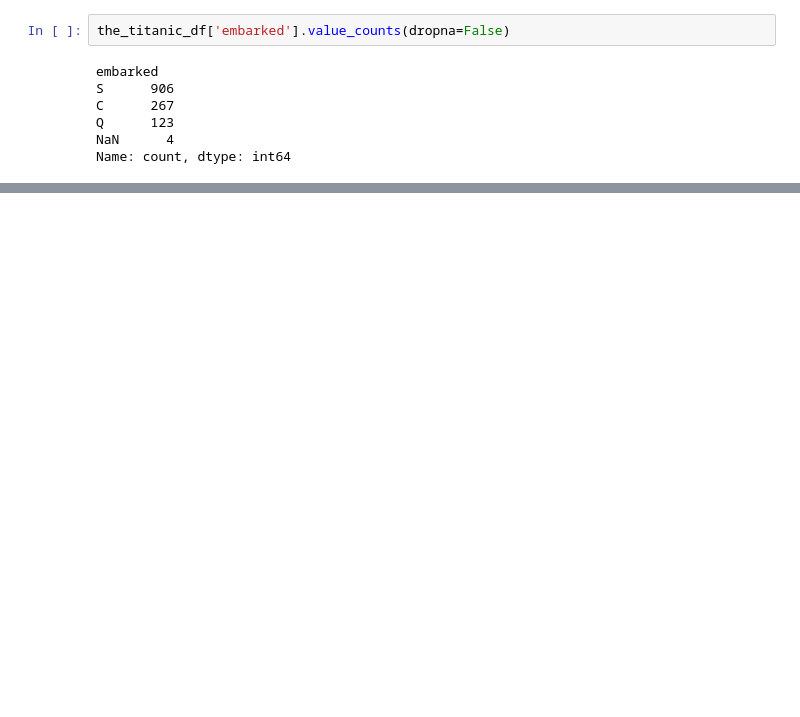
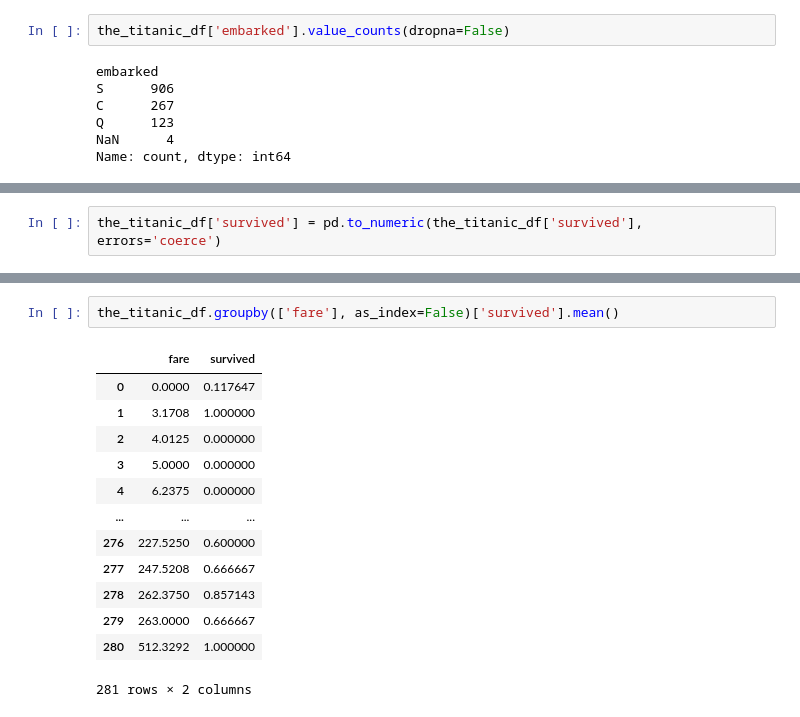
Before and after one commit to DataFlowDevs/Titanic_Survival_Prediction_Analysis, a Jupyter notebook: titanic_lab.ipynb, the cells around one changed output, grey strips where cells are left out. Drawn from its saved outputs; the diff is of its cells as text; blank space fills up the shorter version.

```diff
--- a/titanic_lab.ipynb
+++ b/titanic_lab.ipynb
@@ -141,0 +196,2 @@ Name: count, dtype: int64
+# %%
+the_titanic_df['survived'] = pd.to_numeric(the_titanic_df['survived'], errors='coerce')
@@ -141,0 +211,16 @@ Name: count, dtype: int64
+# %%
+the_titanic_df.groupby(['fare'], as_index=False)['survived'].mean()
+# %% [output]
+|  | fare | survived |
+| 0 | 0.0000 | 0.117647 |
+| 1 | 3.1708 | 1.000000 |
+| 2 | 4.0125 | 0.000000 |
+| 3 | 5.0000 | 0.000000 |
+| 4 | 6.2375 | 0.000000 |
+| ... | ... | ... |
+| 276 | 227.5250 | 0.600000 |
+| 277 | 247.5208 | 0.666667 |
+| 278 | 262.3750 | 0.857143 |
+| 279 | 263.0000 | 0.666667 |
+| 280 | 512.3292 | 1.000000 |
+281 rows × 2 columns
```
Also changed, not shown: parts of 12 cells of this notebook, 3 other files.
